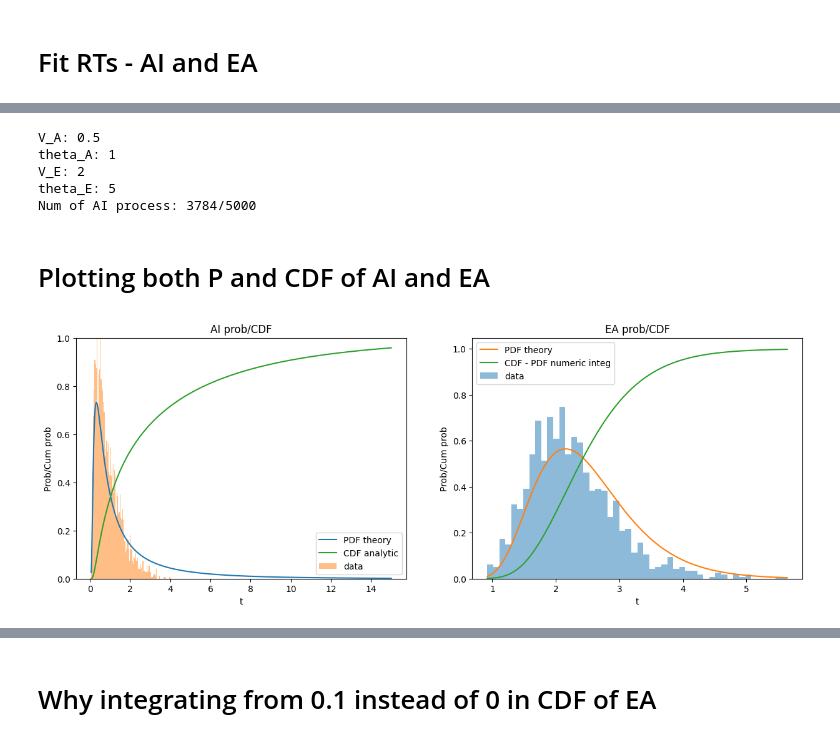
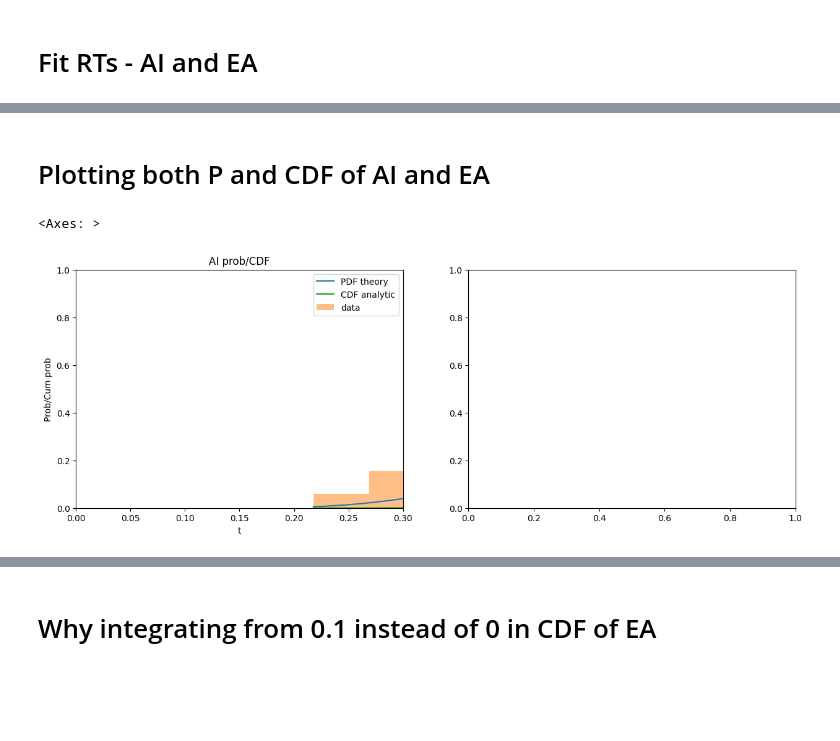
Before and after one commit to rakaar/ddm_codes, a Jupyter notebook: action_init_ddm/fitting_sim_data.ipynb, the cells around one changed output, grey strips where cells are left out. Drawn from its saved outputs; the diff is of its cells as text; code cells hidden in the pictures; blank space fills up the shorter version.

```diff
--- a/action_init_ddm/fitting_sim_data.ipynb
+++ b/action_init_ddm/fitting_sim_data.ipynb
@@ -13,5 +45,5 @@ from scipy.integrate import quad
 # %%
-with open('psiam_data_5k.pkl', 'rb') as f:
+with open('psiam_data_5k_1.pkl', 'rb') as f:
     psiam_data = pickle.load(f)
 
 
@@ -22,6 +54,8 @@ V_A = psiam_data['V_A']
 theta_A = psiam_data['theta_A']
 V_E = psiam_data['V_E']
 theta_E = psiam_data['theta_E']
+Z_E = psiam_data['Z_E']
+t_stim = psiam_data['t_stim']
 
 
 indices_evid = np.where(is_act_resp == 0)[0]
@@ -29,3 +63,11 @@ RTs_evid = RTs[indices_evid]
 
 indices_act = np.where(is_act_resp == 1)[0]
 RTs_act = RTs[indices_act]
+
+
+print(f"V_A: {V_A}")
+print(f"theta_A: {theta_A}")
+print(f"V_E: {V_E}")
+print(f"theta_E: {theta_E}")
+print(f"Num of AI process: {is_act_resp.sum()}/{len(is_act_resp)}")
+print(f"t start is {t_stim}")
@@ -32,55 +81,62 @@ RTs_act = RTs[indices_act]
-# %%
-print(f"V_A: {V_A}")
-print(f"theta_A: {theta_A}")
-print(f"V_E: {V_E}")
-print(f"theta_E: {theta_E}")
-print(f"Num of AI process: {is_act_resp.sum()}/{len(is_act_resp)}")
-# %% [output]
-V_A: 0.5
-theta_A: 1
-V_E: 2
-theta_E: 5
-Num of AI process: 3784/5000
 # %% [markdown]
 # Plotting both P and CDF of AI and EA
 # %%
 plt.figure(figsize=(15, 5))
 # AI
 RTs_act_flat = RTs_act.flatten()
 t_pts = np.linspace(min(RTs_act_flat), 15, 1000)
 # AI prob
 norm_const, _ = quad(rho_A_t_fn, 0, np.inf, args=(V_A, theta_A))
 rho_t_A_theory = rho_A_t_arr_fn(t_pts, V_A, theta_A)
 rho_t_A_theory /= norm_const
 plt.subplot(1,2,1)
 plt.plot(t_pts, rho_t_A_theory);
 # AI data
 plt.hist(RTs_act_flat, bins=100, density=True, alpha=0.5);
 
 # AI CDF
 cum_A_t_theory = cum_A_t_arr_fn(t_pts, V_A, theta_A)
 plt.plot(t_pts, cum_A_t_theory);
 plt.ylim(0, 1);
 plt.xlabel('t'); plt.ylabel('Prob/Cum prob');plt.title('AI prob/CDF');plt.legend(['PDF theory', 'CDF analytic', 'data']);
+plt.xlim(0, 0.3)
+
+# EA
+plt.subplot(1,2,2)
+# ---- TEMP ----
+# with open('sample_rt.pkl', 'rb') as f:
+#     RTs_evid_flat = pickle.load(f)
+
+# V_E = 1.2; theta_E = 1
+# --------------
+# min_val = 0.001
+
+# RTs_evid_flat = RTs_evid.flatten()
+
+# K_max = 50
+# t_pts = np.linspace(min_val, max(RTs_evid_flat), 1000)
+# rho_t_E_theory = rho_E_t_arr_fn(t_pts, V_E, theta_E, K_max)
+# # norm_const, _ = quad(rho_E_t_fn, min(RTs_evid_flat), np.inf, args=(V_E, theta_E, K_max))
+# # rho_t_E_theory /= norm_const
+
+# # Data
+# plt.hist(RTs_evid_flat, density=True, bins=100, alpha=0.5);
+# # Custom histogram
+# # Normalize the histogram
+# # hist_values, bin_edges = np.histogram(RTs_evid_flat, bins=t_pts, density=True)
+# # bin_centers = (bin_edges[:-1] + bin_edges[1:]) / 2
+
+# # plt.bar(bin_centers, hist_values, width=bin_edges[1] - bin_edges[0], alpha=0.5, label='data')
 
 
 
-plt.subplot(1,2,2)
-RTs_evid_flat = RTs_evid.flatten(); K_max = 50
-t_pts = np.linspace(min(RTs_evid_flat), max(RTs_evid_flat), 1000)
-rho_t_E_theory = rho_E_t_arr_fn(t_pts, V_E, theta_E, K_max)
-norm_const, _ = quad(rho_E_t_fn, min(RTs_evid_flat), np.inf, args=(V_E, theta_E, K_max))
-rho_t_E_theory /= norm_const
-
-# Data
-plt.hist(RTs_evid_flat, density=True, bins=50, alpha=0.5);
-# EA PDF
-plt.plot(t_pts, rho_t_E_theory);
-# EA cdf
-min_val = 0.1
-cum_E_t_theory = cum_E_t_arr_fn(t_pts, V_E, theta_E, K_max, min_val)
-plt.plot(t_pts, cum_E_t_theory);
-plt.xlabel('t'); plt.ylabel('Prob/Cum prob');plt.title('EA prob/CDF');plt.legend(['PDF theory', 'CDF - PDF numeric integ', 'data']);
+# # EA PDF
+# plt.plot(t_pts, rho_t_E_theory);
+# # EA cdf
+# cum_E_t_theory = cum_E_t_arr_fn(t_pts, V_E, theta_E, K_max, min_val)
+# plt.plot(t_pts, cum_E_t_theory);
+# plt.xlabel('t'); plt.ylabel('Prob/Cum prob');plt.title('EA prob/CDF');plt.legend(['PDF theory', 'CDF - PDF numeric integ', 'data']);
 # %% [output]
+<Axes: >
-[figure, old version]
+[figure, new version]
 # %% [markdown]
```
Also changed, not shown: parts of 11 cells of this notebook, 3 other files.
